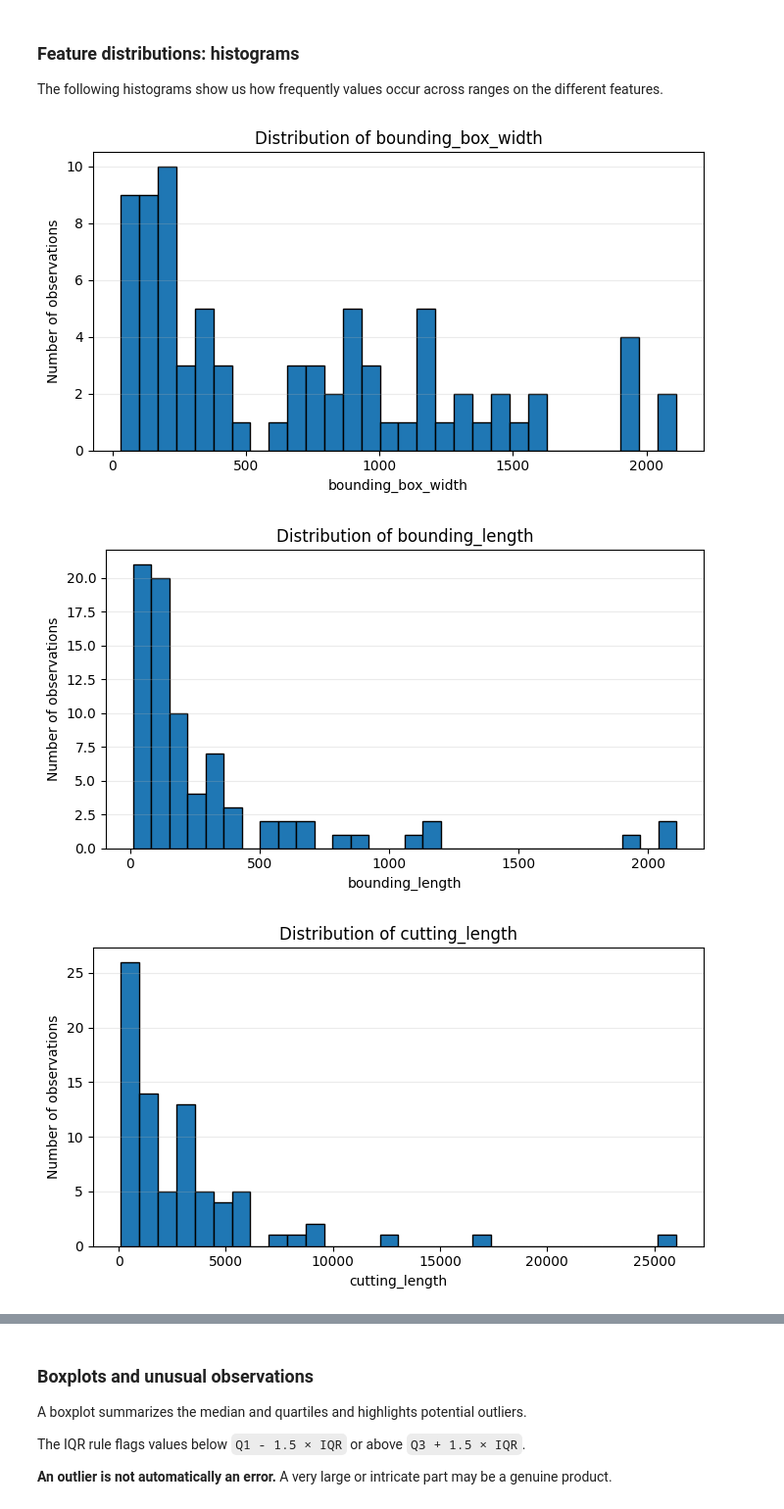
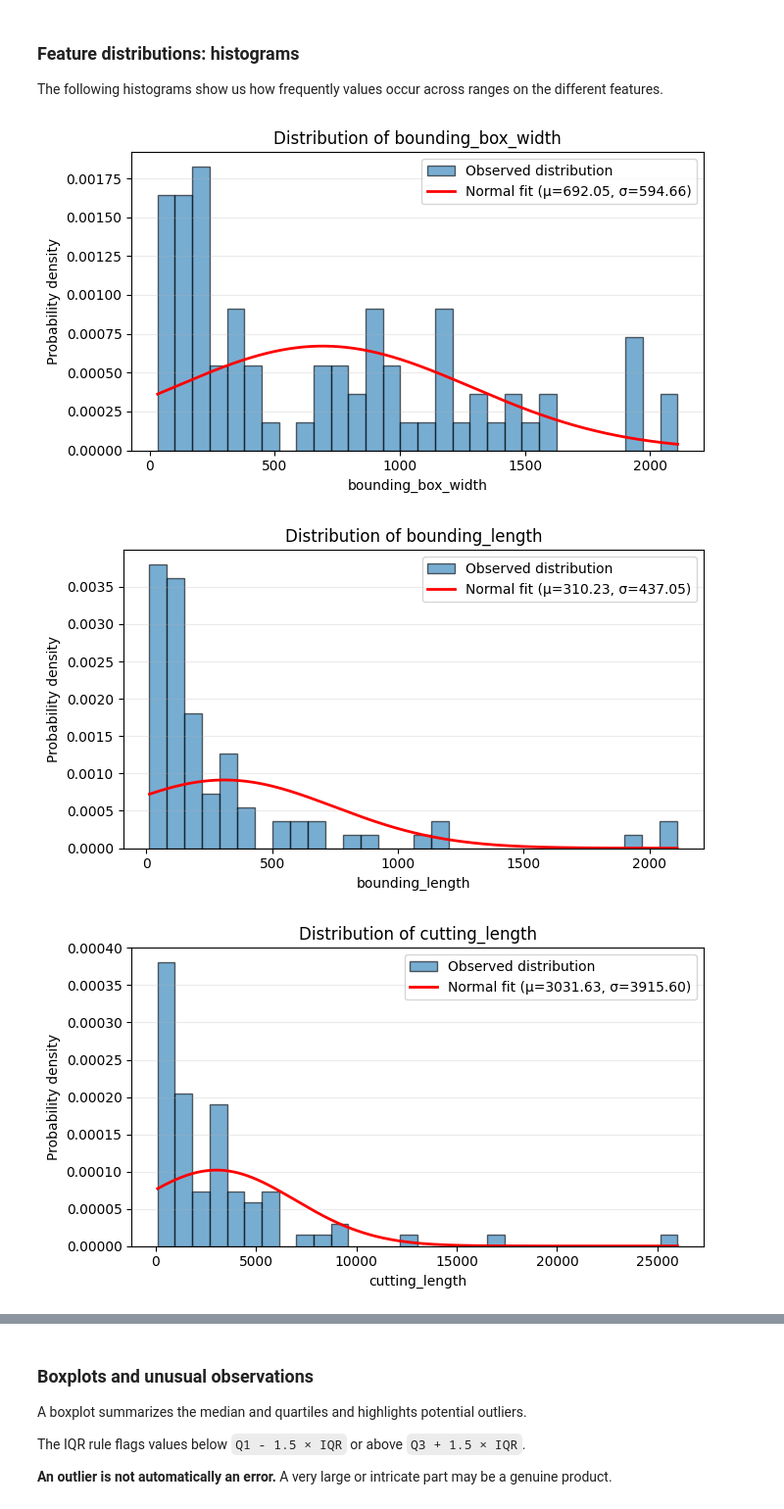
Before and after one commit to stawata/Challange_1_LaserCut-GmbH, a Jupyter notebook: DSF4E_Challenge1-2/LaserCut_EDA_Feature_Exploration.ipynb, the cells around one changed output, grey strips where cells are left out. Shown at 98% size. Drawn from its saved outputs; the diff is of its cells as text; code cells hidden in the pictures.

```diff
--- a/DSF4E_Challenge1-2/LaserCut_EDA_Feature_Exploration.ipynb
+++ b/DSF4E_Challenge1-2/LaserCut_EDA_Feature_Exploration.ipynb
@@ -135,17 +143,69 @@ display(summary.round(3))
 
 The following histograms show us how frequently values occur across ranges on the different features.
 # %%
-for feature in available_features:
-    values = numeric_df[feature].dropna()
+
+import numpy as np
+import matplotlib.pyplot as plt
+from scipy.stats import norm
+
+def plot_distribution_with_normal(values, feature, bins=30):
+
+    values = values.dropna()
+
     if values.empty:
-        continue
+        return
+
+    # Calculate mean and standard deviation
+    mu = values.mean()
+    sigma = values.std()
+
     fig, ax = plt.subplots(figsize=(7, 4))
-    ax.hist(values, bins=30, edgecolor="black")
-    ax.set(title=f"Distribution of {feature}", xlabel=feature, ylabel="Number of observations")
+
+    # Histogram normalized to density
+    ax.hist(
+        values,
+        bins=bins,
+        density=True,
+        edgecolor="black",
+        alpha=0.6,
+        label="Observed distribution"
+    )
+
+    # Generate Gaussian curve
+    x = np.linspace(values.min(), values.max(), 500)
+    gaussian = norm.pdf(x, mu, sigma)
+
+    ax.plot(
+        x,
+        gaussian,
+        color="red",
+        linewidth=2,
+        label=f"Normal fit (μ={mu:.2f}, σ={sigma:.2f})"
+    )
+
+    ax.set(
+        title=f"Distribution of {feature}",
+        xlabel=feature,
+        ylabel="Probability density"
+    )
+
+    ax.legend()
     ax.grid(axis="y", alpha=0.25)
+
     plt.tight_layout()
     plt.show()
+
+
+# Apply to all available features
+for feature in available_features:
+
+    values = numeric_df[feature]
+
+    plot_distribution_with_normal(
+        values,
+        feature
+    )
 # %% [output]
-[figure, old version]
+[figure, new version]
-[figure, old version]
+[figure, new version]
-[figure, old version]
+[figure, new version]
```
Also changed, not shown: parts of 14 cells of this notebook.
